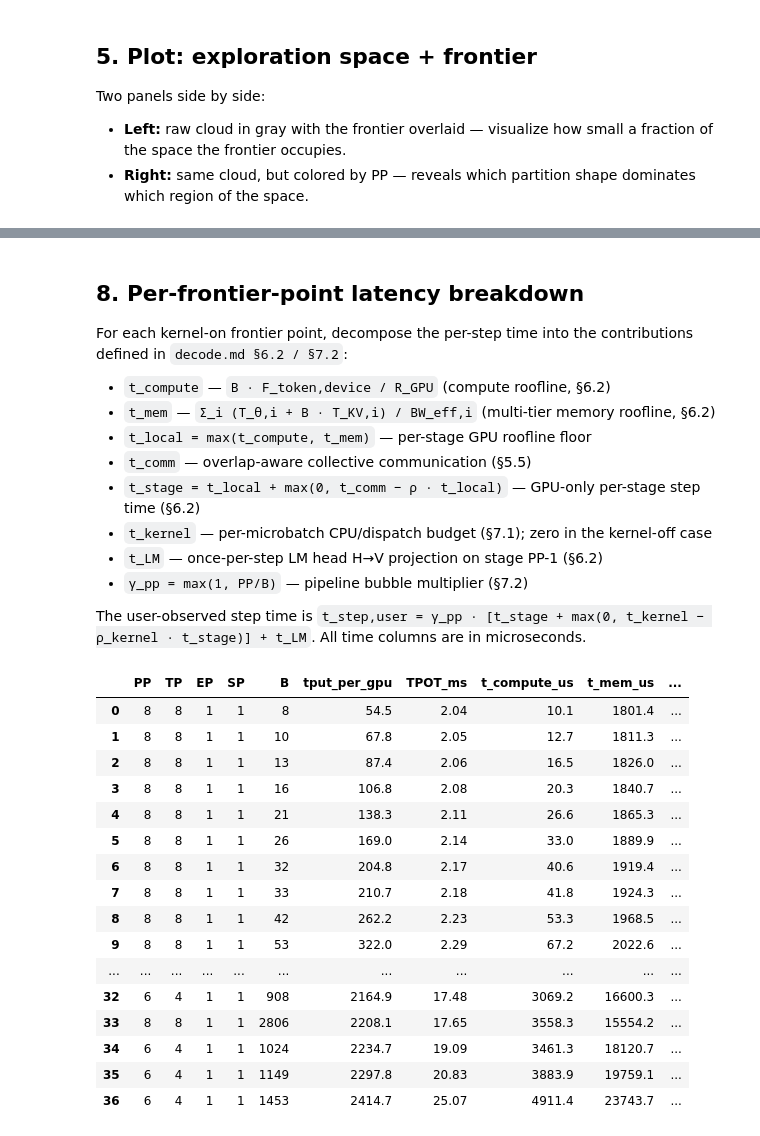
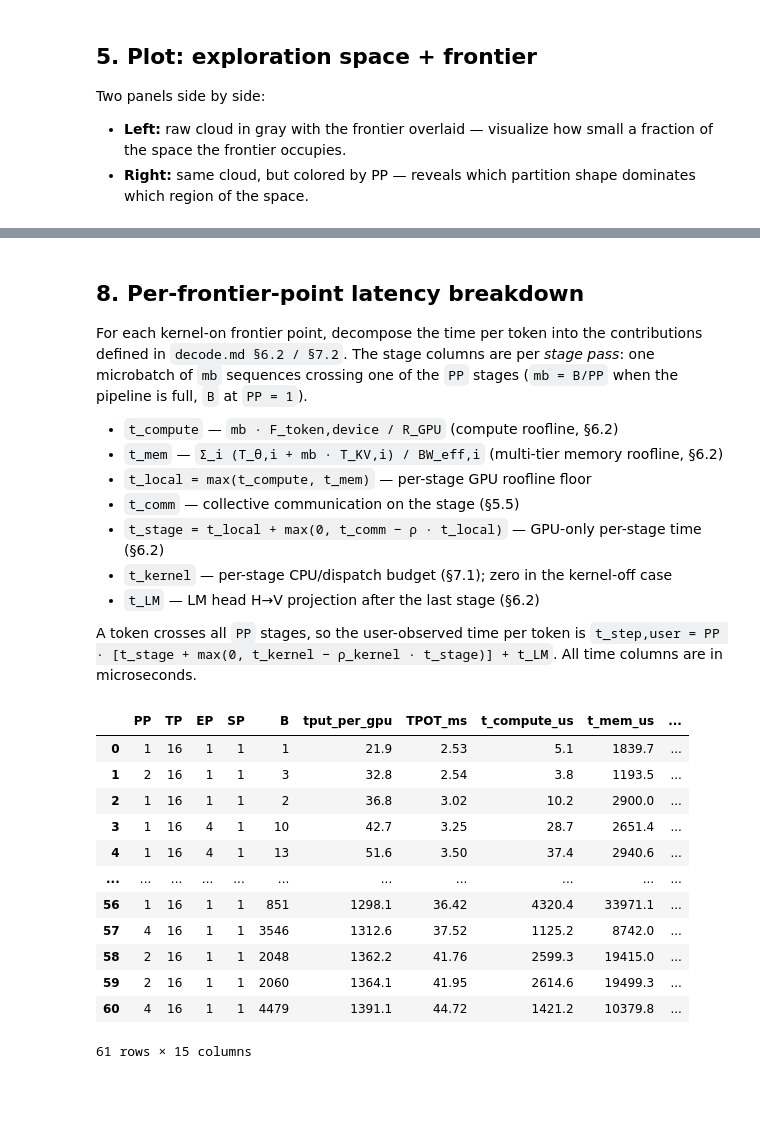
Before and after one commit to spiceMonkey/flare-llm, a Jupyter notebook: notebooks/pareto_basic.ipynb, the cells around one changed output, grey strips where cells are left out. Saved outputs shown, nothing was run; the diff lists cells and outputs as text; code cells hidden in the pictures; blank space fills up the shorter version.

```diff
--- a/notebooks/pareto_basic.ipynb
+++ b/notebooks/pareto_basic.ipynb
@@ -166,7 +169,7 @@ def sweep_partition(partition: PartitionSpec) -> list[Point]:
         tuner = deepcopy(tuner_base)
         tuner.B_decode = B
         try:
-            r = InferenceCalculator(model, system, partition, tuner).run()
+            r = InferenceCalculator(model, system, partition, tuner, framework_base).run()
         except Exception:
             continue
         if r.latency.TPOT <= 0:
@@ -315,17 +327,17 @@ from dataclasses import replace
 import pandas as pd
 
 
-def sweep_with_breakdown(tuner_template):
+def sweep_with_breakdown(tuner_template, framework):
     """Same enumeration as §3 but stores the full LatencyResults breakdown
     on each point so we can build the table in §8 without re-running."""
     rows = []
     for part in partitions:
         try:
-            mem = compute_memory(model, system, part, tuner_template, framework_base)
+            mem = compute_memory(model, system, part, tuner_template, framework)
         except Exception:
             continue
         paging = KVPagingConfig(block_size=16, beam_width=1, system_overhead_GB=1.5)
-        kv = compute_kv_paging(model, system, part, tuner_template, framework_base, mem, paging)
+        kv = compute_kv_paging(model, system, part, tuner_template, framework, mem, paging)
         b_max = int(kv.max_sequences)
         if b_max < 1:
             continue
@@ -333,7 +345,7 @@ def sweep_with_breakdown(tuner_template):
             tuner = deepcopy(tuner_template)
             tuner.B_decode = B
             try:
-                r = InferenceCalculator(model, system, part, tuner).run()
+                r = InferenceCalculator(model, system, part, tuner, framework).run()
             except Exception:
                 continue
             lat = r.latency
@@ -351,7 +363,7 @@ def sweep_with_breakdown(tuner_template):
                 "t_stage_us": lat.t_stage * 1e6,
                 "t_kernel_us": lat.t_kernel * 1e6,
                 "t_LM_us": lat.t_LM * 1e6,
-                "gamma_pp": lat.pp_bubble_factor,
+                "mb": lat.microbatch,
             })
     return rows
 
@@ -368,15 +380,13 @@ def frontier_rows(rows):
     return fr
 
 
-# Kernel-launch ON (default tuner — τ_launch = 1.5 μs)
-rows_on = sweep_with_breakdown(deepcopy(tuner_base))
+# Kernel-launch ON (default framework — τ_launch = 1.5 μs)
+rows_on = sweep_with_breakdown(tuner_base, framework_base)
 frontier_on = frontier_rows(rows_on)
 
-# Kernel-launch OFF (τ_launch = 0 → t_kernel = 0; legacy GPU-only roofline)
+# Kernel-launch OFF (τ_launch = 0 → t_kernel = 0; GPU-only roofline)
 framework_off = replace(framework_base, kernel_launch_us=0.0)
-# legacy alias for cells below that still reference tuner_off:
-tuner_off = tuner_base
-rows_off = sweep_with_breakdown(tuner_off)
+rows_off = sweep_with_breakdown(tuner_base, framework_off)
 frontier_off = frontier_rows(rows_off)
 
 print(f"Kernel-on frontier:  {len(frontier_on)} pts")
@@ -403,57 +417,52 @@ plt.show()
 # %% [markdown]
 ## 8. Per-frontier-point latency breakdown
 
-For each kernel-on frontier point, decompose the per-step time into the contributions defined in `decode.md §6.2 / §7.2`:
+For each kernel-on frontier point, decompose the time per token into the contributions defined in `decode.md §6.2 / §7.2`. The stage columns are per *stage pass*: one microbatch of `mb` sequences crossing one of the `PP` stages (`mb = B/PP` when the pipeline is full, `B` at `PP = 1`).
 
-- `t_compute` — `B · F_token,device / R_GPU` (compute roofline, §6.2)
-- `t_mem` — `Σ_i (T_θ,i + B · T_KV,i) / BW_eff,i` (multi-tier memory roofline, §6.2)
+- `t_compute` — `mb · F_token,device / R_GPU` (compute roofline, §6.2)
+- `t_mem` — `Σ_i (T_θ,i + mb · T_KV,i) / BW_eff,i` (multi-tier memory roofline, §6.2)
 - `t_local = max(t_compute, t_mem)` — per-stage GPU roofline floor
-- `t_comm` — overlap-aware collective communication (§5.5)
-- `t_stage = t_local + max(0, t_comm − ρ · t_local)` — GPU-only per-stage step time (§6.2)
-- `t_kernel` — per-microbatch CPU/dispatch budget (§7.1); zero in the kernel-off case
-- `t_LM` — once-per-step LM head H→V projection on stage PP-1 (§6.2)
-- `γ_pp = max(1, PP/B)` — pipeline bubble multiplier (§7.2)
+- `t_comm` — collective communication on the stage (§5.5)
+- `t_stage = t_local + max(0, t_comm − ρ · t_local)` — GPU-only per-stage time (§6.2)
+- `t_kernel` — per-stage CPU/dispatch budget (§7.1); zero in the kernel-off case
+- `t_LM` — LM head H→V projection after the last stage (§6.2)
 
-The user-observed step time is `t_step,user = γ_pp · [t_stage + max(0, t_kernel − ρ_kernel · t_stage)] + t_LM`. All time columns are in microseconds.
+A token crosses all `PP` stages, so the user-observed time per token is `t_step,user = PP · [t_stage + max(0, t_kernel − ρ_kernel · t_stage)] + t_LM`. All time columns are in microseconds.
 # %%
 df = pd.DataFrame(frontier_on)
 cols = ["PP", "TP", "EP", "SP", "B",
         "tput_per_gpu", "TPOT_ms",
         "t_compute_us", "t_mem_us", "t_local_us",
         "t_comm_us", "t_stage_us",
-        "t_kernel_us", "t_LM_us", "gamma_pp"]
+        "t_kernel_us", "t_LM_us", "mb"]
 df = df[cols].sort_values("tput_per_gpu").reset_index(drop=True)
 
 # Round for display
 df_disp = df.copy()
 for c in df_disp.columns:
     if c in ("PP", "TP", "EP", "SP", "B"):
         continue
-    if c == "gamma_pp":
-        df_disp[c] = df_disp[c].round(2)
+    if c == "mb":
+        df_disp[c] = df_disp[c].round(1)
     elif c == "TPOT_ms":
         df_disp[c] = df_disp[c].round(2)
     elif c == "tput_per_gpu":
         df_disp[c] = df_disp[c].round(1)
     else:
         df_disp[c] = df_disp[c].round(1)
 
 df_disp
 # %% [output]
 |  | PP | TP | EP | SP | B | tput_per_gpu | TPOT_ms | t_compute_us | t_mem_us | ... |
-| 0 | 8 | 8 | 1 | 1 | 8 | 54.5 | 2.04 | 10.1 | 1801.4 | ... |
-| 1 | 8 | 8 | 1 | 1 | 10 | 67.8 | 2.05 | 12.7 | 1811.3 | ... |
-| 2 | 8 | 8 | 1 | 1 | 13 | 87.4 | 2.06 | 16.5 | 1826.0 | ... |
-| 3 | 8 | 8 | 1 | 1 | 16 | 106.8 | 2.08 | 20.3 | 1840.7 | ... |
-| 4 | 8 | 8 | 1 | 1 | 21 | 138.3 | 2.11 | 26.6 | 1865.3 | ... |
-| 5 | 8 | 8 | 1 | 1 | 26 | 169.0 | 2.14 | 33.0 | 1889.9 | ... |
-| 6 | 8 | 8 | 1 | 1 | 32 | 204.8 | 2.17 | 40.6 | 1919.4 | ... |
-| 7 | 8 | 8 | 1 | 1 | 33 | 210.7 | 2.18 | 41.8 | 1924.3 | ... |
-| 8 | 8 | 8 | 1 | 1 | 42 | 262.2 | 2.23 | 53.3 | 1968.5 | ... |
-| 9 | 8 | 8 | 1 | 1 | 53 | 322.0 | 2.29 | 67.2 | 2022.6 | ... |
+| 0 | 1 | 16 | 1 | 1 | 1 | 21.9 | 2.53 | 5.1 | 1839.7 | ... |
+| 1 | 2 | 16 | 1 | 1 | 3 | 32.8 | 2.54 | 3.8 | 1193.5 | ... |
+| 2 | 1 | 16 | 1 | 1 | 2 | 36.8 | 3.02 | 10.2 | 2900.0 | ... |
+| 3 | 1 | 16 | 4 | 1 | 10 | 42.7 | 3.25 | 28.7 | 2651.4 | ... |
+| 4 | 1 | 16 | 4 | 1 | 13 | 51.6 | 3.50 | 37.4 | 2940.6 | ... |
 | ... | ... | ... | ... | ... | ... | ... | ... | ... | ... | ... |
-| 32 | 6 | 4 | 1 | 1 | 908 | 2164.9 | 17.48 | 3069.2 | 16600.3 | ... |
-| 33 | 8 | 8 | 1 | 1 | 2806 | 2208.1 | 17.65 | 3558.3 | 15554.2 | ... |
-| 34 | 6 | 4 | 1 | 1 | 1024 | 2234.7 | 19.09 | 3461.3 | 18120.7 | ... |
-| 35 | 6 | 4 | 1 | 1 | 1149 | 2297.8 | 20.83 | 3883.9 | 19759.1 | ... |
-| 36 | 6 | 4 | 1 | 1 | 1453 | 2414.7 | 25.07 | 4911.4 | 23743.7 | ... |
+| 56 | 1 | 16 | 1 | 1 | 851 | 1298.1 | 36.42 | 4320.4 | 33971.1 | ... |
+| 57 | 4 | 16 | 1 | 1 | 3546 | 1312.6 | 37.52 | 1125.2 | 8742.0 | ... |
+| 58 | 2 | 16 | 1 | 1 | 2048 | 1362.2 | 41.76 | 2599.3 | 19415.0 | ... |
+| 59 | 2 | 16 | 1 | 1 | 2060 | 1364.1 | 41.95 | 2614.6 | 19499.3 | ... |
+| 60 | 4 | 16 | 1 | 1 | 4479 | 1391.1 | 44.72 | 1421.2 | 10379.8 | ... |
+61 rows × 15 columns
```
Also changed, not shown: parts of 8 cells of this notebook, 6 other files.
